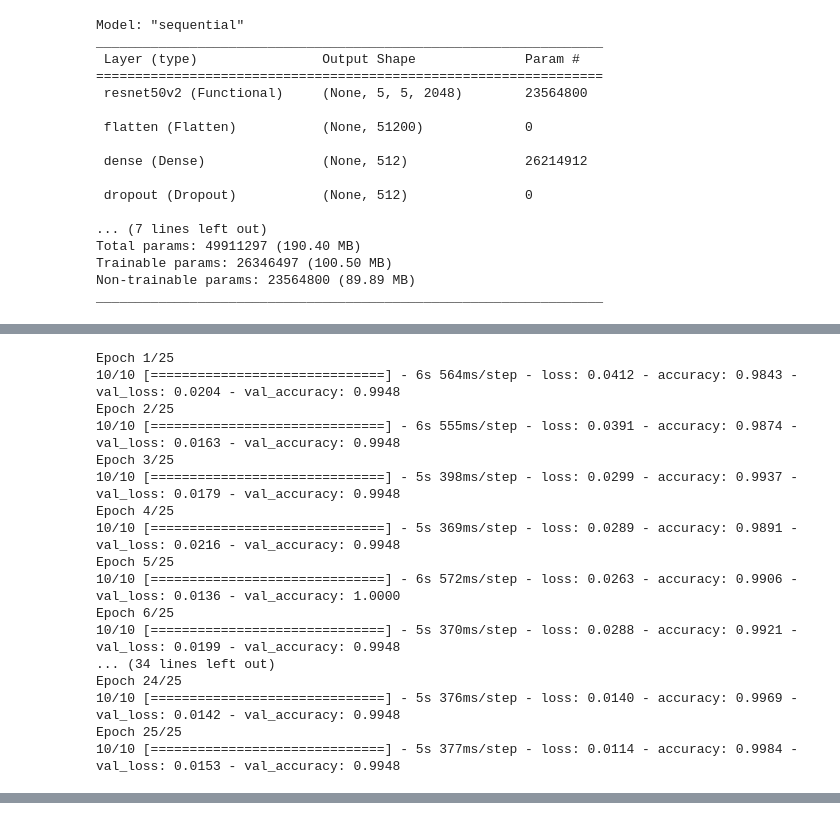
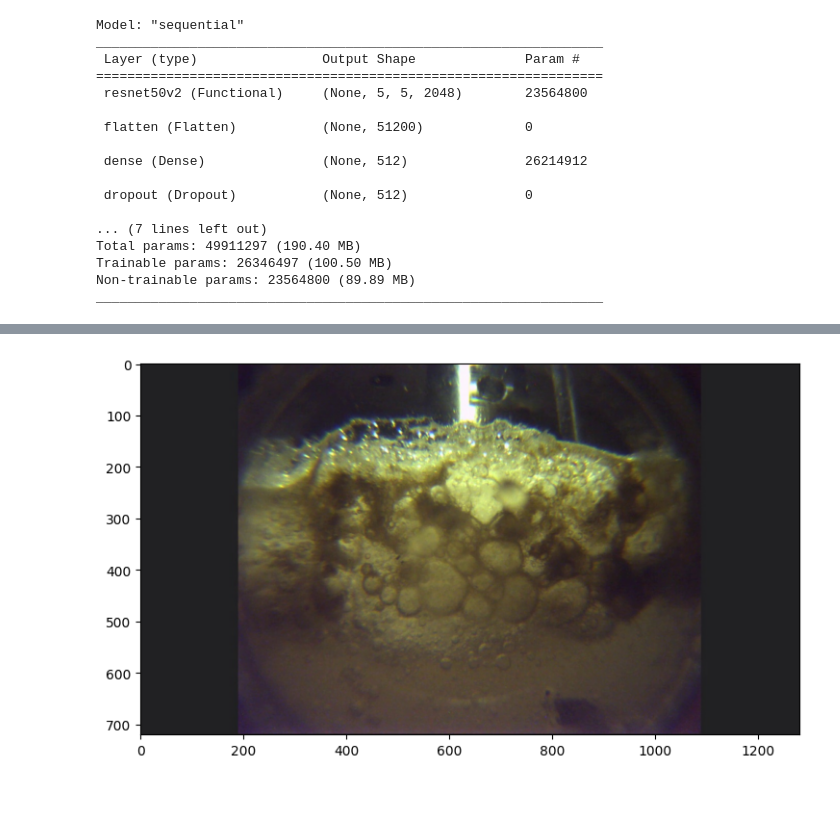
Before and after one commit to standal0n3max/gashydrates, a Jupyter notebook: CNN.ipynb, the cells around one changed output, grey strips where cells are left out. Drawn from its saved outputs; the diff is of its cells as text; code cells hidden in the pictures.

Commit message:
Kaggle Notebook | CNN for hydrates | Version 10

```diff
--- a/CNN.ipynb
+++ b/CNN.ipynb
@@ -234,38 +234,37 @@ plt.show()
-# %%
-from keras.callbacks import ModelCheckpoint
-
-# Define the filepath where you want to save the model
-model_checkpoint = ModelCheckpoint('your_model_name.h5',  # Change 'your_model_name' to your preferred name
-                                   monitor='val_loss',   # You can choose the metric to monitor
-                                   save_best_only=True,  # Save only the best model
-                                   mode='min'            # Depends on the monitored metric (min or max)
-                                  )
-
-# Your model training code
-fairy_tale = model.fit_generator(
-    train_generator,
-    steps_per_epoch=nb_train_samples // batch_size,
-    epochs=25,
-    validation_data=val_generator,
-    validation_steps=nb_validation_samples // batch_size,
-    workers=8,
-    callbacks=[model_checkpoint]  # Include the ModelCheckpoint callback here
-)
-# %% [output]
-Epoch 1/25
-10/10 [==============================] - 6s 564ms/step - loss: 0.0412 - accuracy: 0.9843 - val_loss: 0.0204 - val_accuracy: 0.9948
-Epoch 2/25
-10/10 [==============================] - 6s 555ms/step - loss: 0.0391 - accuracy: 0.9874 - val_loss: 0.0163 - val_accuracy: 0.9948
-Epoch 3/25
-10/10 [==============================] - 5s 398ms/step - loss: 0.0299 - accuracy: 0.9937 - val_loss: 0.0179 - val_accuracy: 0.9948
-Epoch 4/25
-10/10 [==============================] - 5s 369ms/step - loss: 0.0289 - accuracy: 0.9891 - val_loss: 0.0216 - val_accuracy: 0.9948
-Epoch 5/25
-10/10 [==============================] - 6s 572ms/step - loss: 0.0263 - accuracy: 0.9906 - val_loss: 0.0136 - val_accuracy: 1.0000
-Epoch 6/25
-10/10 [==============================] - 5s 370ms/step - loss: 0.0288 - accuracy: 0.9921 - val_loss: 0.0199 - val_accuracy: 0.9948
-... (34 lines left out)
-Epoch 24/25
-10/10 [==============================] - 5s 376ms/step - loss: 0.0140 - accuracy: 0.9969 - val_loss: 0.0142 - val_accuracy: 0.9948
-Epoch 25/25
-10/10 [==============================] - 5s 377ms/step - loss: 0.0114 - accuracy: 0.9984 - val_loss: 0.0153 - val_accuracy: 0.9948
+# %%
+from tensorflow.keras.models import load_model
+
+# Load the saved model
+hydrdrate_model = load_model('/kaggle/working/hydrate_model.h5')
+# %%
+from tensorflow.keras.preprocessing import image
+import numpy as np
+
+def predict_image_class(model, image_path):
+    # Load and preprocess the image
+    img = image.load_img(image_path, target_size=(150, 150))
+    img_array = image.img_to_array(img)
+    img_array = np.expand_dims(img_array, axis=0)
+    img_array /= 255.0  # Normalize pixel values to between 0 and 1
+
+    # Make the prediction
+    prediction = model.predict(img_array)
+
+    # Decode the prediction
+    if prediction[0][0] > 0.5:
+        return "hydrates_yes"
+    else:
+        return "hydrates_no"
+# %%
+import matplotlib.image as mpimg
+import matplotlib.pyplot as plt
+
+image_path = "/kaggle/input/hydrates-frames/yes.jpg"
+predicted_class = predict_image_class(hydrdrate_model, image_path)
+print(f"The predicted class is: {predicted_class}")
+
+img = mpimg.imread(image_path)
+plt.figure(figsize = (10,5))
+plt.imshow(img)
+plt.show()
+# %% [output]
@@ -271,0 +273 @@ Epoch 25/25
+[figure, added]
```
Also changed, not shown: parts of 7 cells of this notebook.
